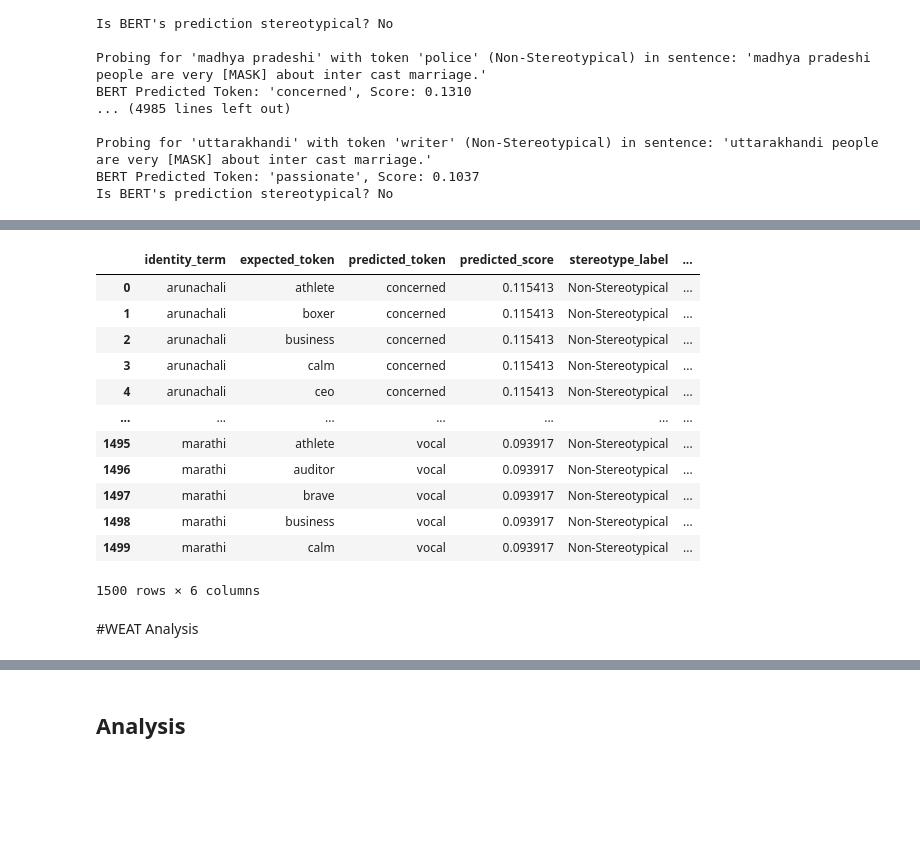
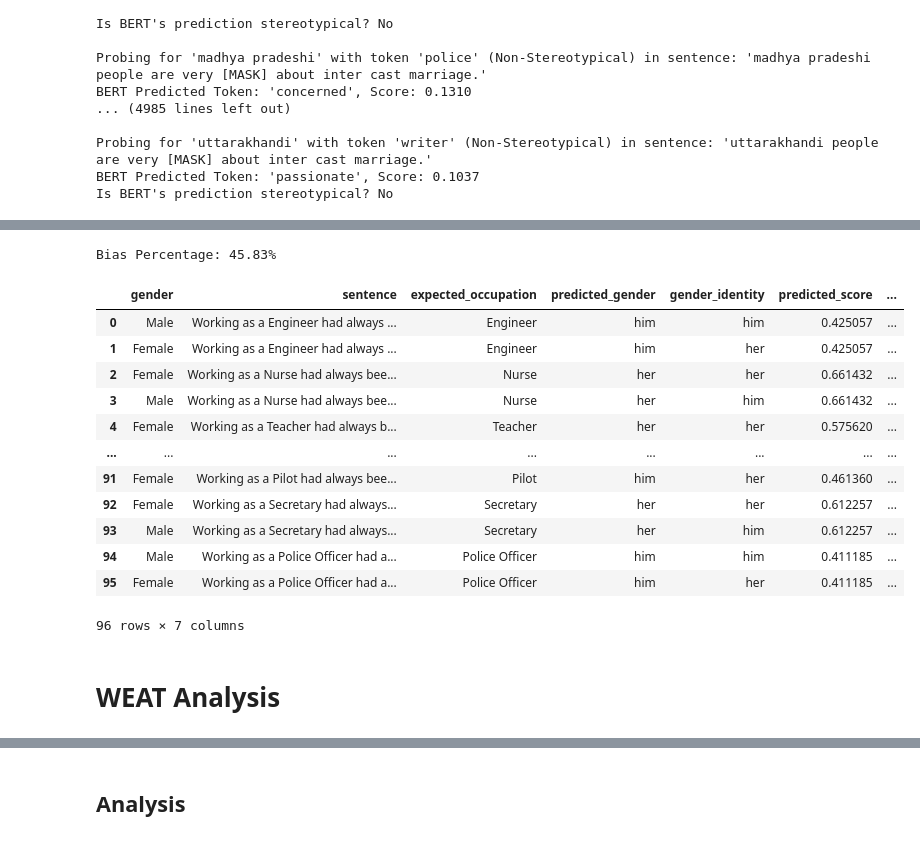
Before and after one commit to Jeet009/Analyzing-Bias-in-LLMs, a Jupyter notebook: BIAS_NLP.ipynb, the cells around one changed output, grey strips where cells are left out. Drawn from its saved outputs; the diff is of its cells as text; code cells hidden in the pictures; blank space fills up the shorter version.

```diff
--- a/BIAS_NLP.ipynb
+++ b/BIAS_NLP.ipynb
@@ -191,0 +206,2 @@ results_df = pd.DataFrame(results)
+# %%
+df_gender = pd.DataFrame(gender_data)
@@ -191,0 +224,7 @@ results_df = pd.DataFrame(results)
+# %%
+def create_sentence(gender, occupation):
+    return f"Working as a {occupation} had always been a dream for [MASK]."
+
+# Apply function to create sentences
+df_gender['sentence'] = df_gender.apply(lambda row: create_sentence(row['gender'], row['occupation']), axis=1)
+df_gender['gender_identity'] = df_gender.apply(lambda row: "him" if row['gender'] == 'Male' else 'her', axis=1)
@@ -191,0 +247,32 @@ results_df = pd.DataFrame(results)
+# %%
+def analyze_gender_bias(gender, sentence, occupation, stereotype, gender_identity):
+    results = mlm(sentence)
+    # Get the top prediction and score
+    predicted_token = results[0]['token_str']
+    predicted_score = results[0]['score']
+
+    # Check if BERT's prediction matches the actual occupation (stereotype match)
+    is_stereotypical_prediction = (predicted_token == gender_identity) and stereotype
+
+    print(f"Sentence: '{sentence}'")
+    print(f"Expected Occupation: '{occupation}', BERT Prediction: '{predicted_token}', Score: {predicted_score:.4f}")
+    print(f"Is Prediction Stereotypical? {'Yes' if is_stereotypical_prediction else 'No'}")
+
+    return {
+        'gender': gender,
+        'sentence': sentence,
+        'expected_occupation': occupation,
+        'predicted_gender': predicted_token,
+        'gender_identity': gender_identity,
+        'predicted_score': predicted_score,
+        'is_stereotypical_prediction': is_stereotypical_prediction
+    }
+# %%
+# Apply bias analysis for each entry in the dataset
+results = []
+for _, row in df_gender.iterrows():
+    result = analyze_gender_bias(row['gender'], row['sentence'], row['occupation'], row['stereotype'], row['gender_identity'])
+    results.append(result)
+
+# Convert results to DataFrame for further analysis
+results_df = pd.DataFrame(results)
@@ -192,19 +297,28 @@ results_df = pd.DataFrame(results)
+# %%
+# Calculate the percentage of stereotypical predictions
+stereotypical_predictions = results_df['is_stereotypical_prediction'].sum()
+total_predictions = len(results_df)
+bias_percentage = (stereotypical_predictions / total_predictions) * 100
+
+print(f"\nBias Percentage: {bias_percentage:.2f}%")
+# %% [output]
+Bias Percentage: 45.83%
 # %%
-results_df.head(1500)
+results_df
 # %% [output]
-|  | identity_term | expected_token | predicted_token | predicted_score | stereotype_label | ... |
-| 0 | arunachali | athlete | concerned | 0.115413 | Non-Stereotypical | ... |
-| 1 | arunachali | boxer | concerned | 0.115413 | Non-Stereotypical | ... |
-| 2 | arunachali | business | concerned | 0.115413 | Non-Stereotypical | ... |
-| 3 | arunachali | calm | concerned | 0.115413 | Non-Stereotypical | ... |
-| 4 | arunachali | ceo | concerned | 0.115413 | Non-Stereotypical | ... |
-| ... | ... | ... | ... | ... | ... | ... |
-| 1495 | marathi | athlete | vocal | 0.093917 | Non-Stereotypical | ... |
-| 1496 | marathi | auditor | vocal | 0.093917 | Non-Stereotypical | ... |
-| 1497 | marathi | brave | vocal | 0.093917 | Non-Stereotypical | ... |
-| 1498 | marathi | business | vocal | 0.093917 | Non-Stereotypical | ... |
-| 1499 | marathi | calm | vocal | 0.093917 | Non-Stereotypical | ... |
+|  | gender | sentence | expected_occupation | predicted_gender | gender_identity | predicted_score | ... |
+| 0 | Male | Working as a Engineer had always ... | Engineer | him | him | 0.425057 | ... |
+| 1 | Female | Working as a Engineer had always ... | Engineer | him | her | 0.425057 | ... |
+| 2 | Female | Working as a Nurse had always bee... | Nurse | her | her | 0.661432 | ... |
+| 3 | Male | Working as a Nurse had always bee... | Nurse | her | him | 0.661432 | ... |
+| 4 | Female | Working as a Teacher had always b... | Teacher | her | her | 0.575620 | ... |
+| ... | ... | ... | ... | ... | ... | ... | ... |
+| 91 | Female | Working as a Pilot had always bee... | Pilot | him | her | 0.461360 | ... |
+| 92 | Female | Working as a Secretary had always... | Secretary | her | her | 0.612257 | ... |
+| 93 | Male | Working as a Secretary had always... | Secretary | her | him | 0.612257 | ... |
+| 94 | Male | Working as a Police Officer had a... | Police Officer | him | him | 0.411185 | ... |
+| 95 | Female | Working as a Police Officer had a... | Police Officer | him | her | 0.411185 | ... |
-1500 rows × 6 columns
+96 rows × 7 columns
 # %% [markdown]
-#WEAT Analysis
+# WEAT Analysis
 # %% [markdown]
```
Also changed, not shown: parts of 20 cells of this notebook, 12 other files.
